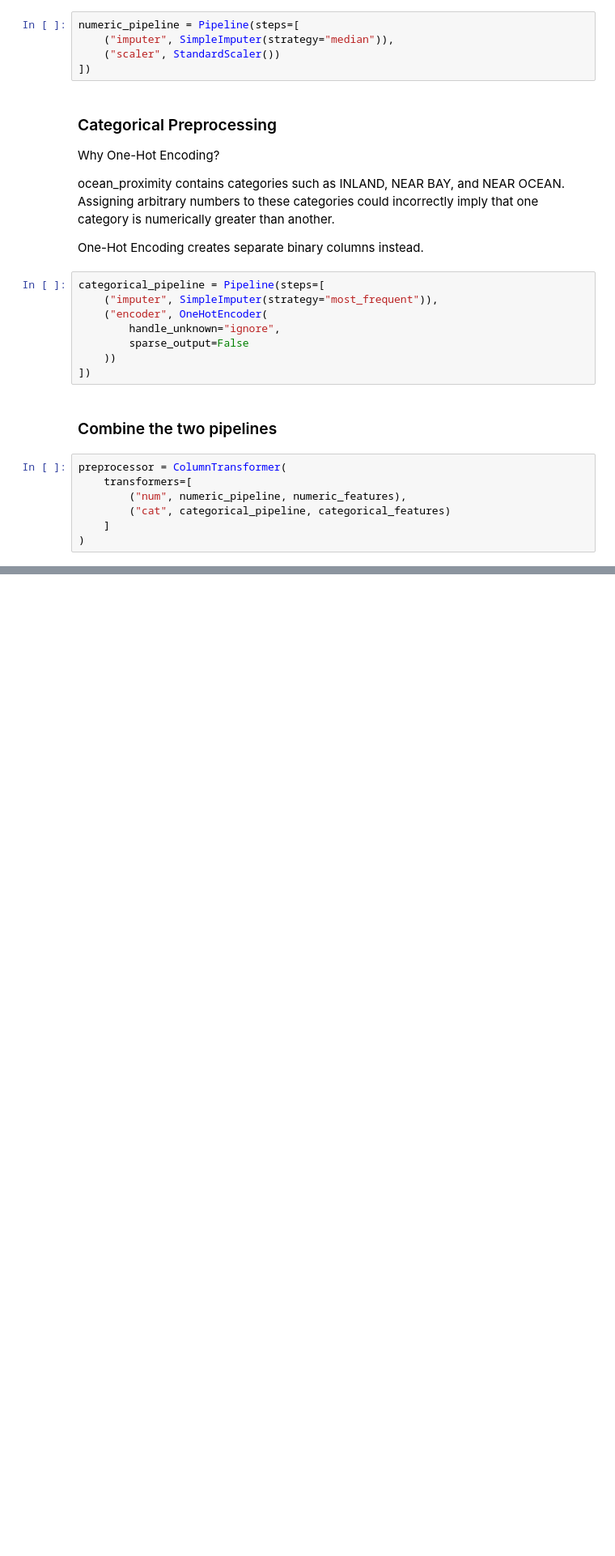
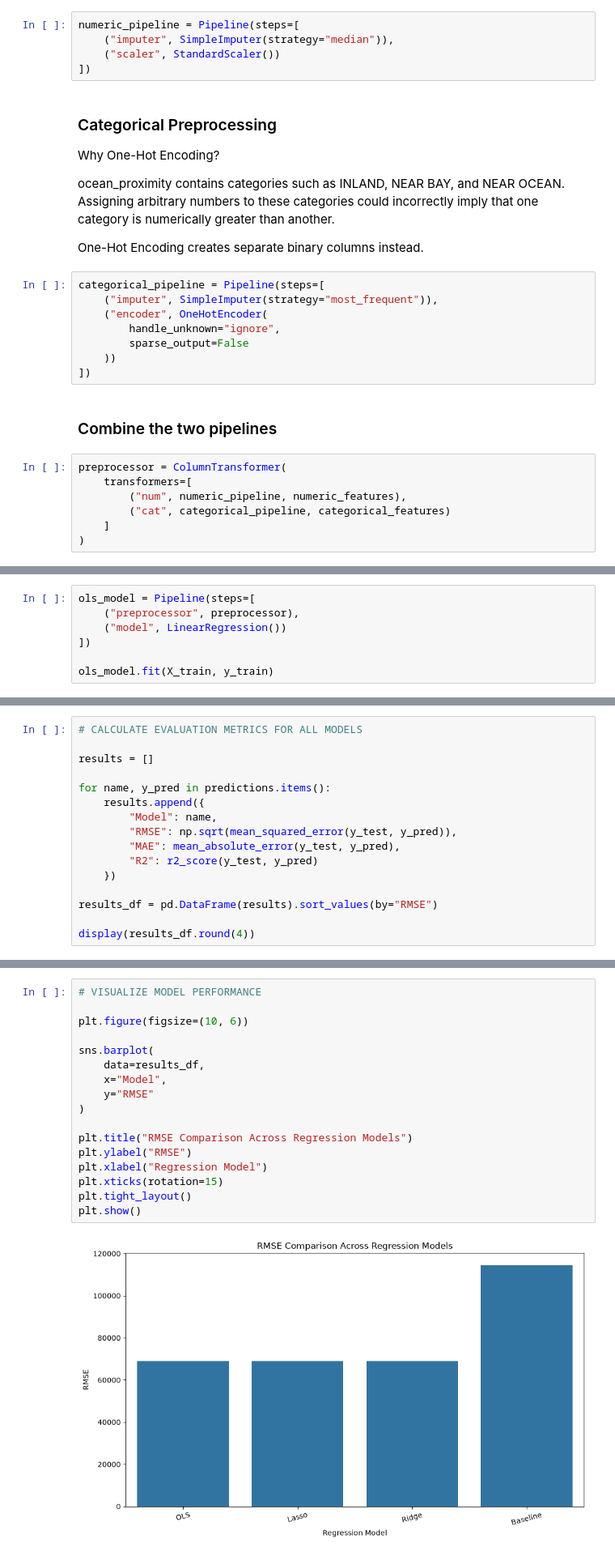
Before and after one commit to timomugishan8-ai/Datheon_Machine_Learning_and_Data_Science_Internship., a Jupyter notebook: Real-Estate House Price Prediction/notebooks/03_regression_modeling.ipynb, the cells around one changed output, grey strips where cells are left out. Shown at 81% size. Saved outputs shown, nothing was run; the diff lists cells and outputs as text; blank space fills up the shorter version.

Commit message:
Create OLS, Ridge, and Lasso regression models and compare their results

```diff
--- a/Real-Estate House Price Prediction/notebooks/03_regression_modeling.ipynb
+++ b/Real-Estate House Price Prediction/notebooks/03_regression_modeling.ipynb
@@ -142,0 +183,7 @@ preprocessor = ColumnTransformer(
+# %%
+ols_model = Pipeline(steps=[
+    ("preprocessor", preprocessor),
+    ("model", LinearRegression())
+])
+
+ols_model.fit(X_train, y_train)
@@ -142,0 +300,16 @@ preprocessor = ColumnTransformer(
+# %%
+# CALCULATE EVALUATION METRICS FOR ALL MODELS
+
+results = []
+
+for name, y_pred in predictions.items():
+    results.append({
+        "Model": name,
+        "RMSE": np.sqrt(mean_squared_error(y_test, y_pred)),
+        "MAE": mean_absolute_error(y_test, y_pred),
+        "R2": r2_score(y_test, y_pred)
+    })
+
+results_df = pd.DataFrame(results).sort_values(by="RMSE")
+
+display(results_df.round(4))
@@ -142,0 +330,19 @@ preprocessor = ColumnTransformer(
+# %%
+# VISUALIZE MODEL PERFORMANCE
+
+plt.figure(figsize=(10, 6))
+
+sns.barplot(
+    data=results_df,
+    x="Model",
+    y="RMSE"
+)
+
+plt.title("RMSE Comparison Across Regression Models")
+plt.ylabel("RMSE")
+plt.xlabel("Regression Model")
+plt.xticks(rotation=15)
+plt.tight_layout()
+plt.show()
+# %% [output]
+[figure, added]
```
Also changed, not shown: parts of 17 cells of this notebook.
